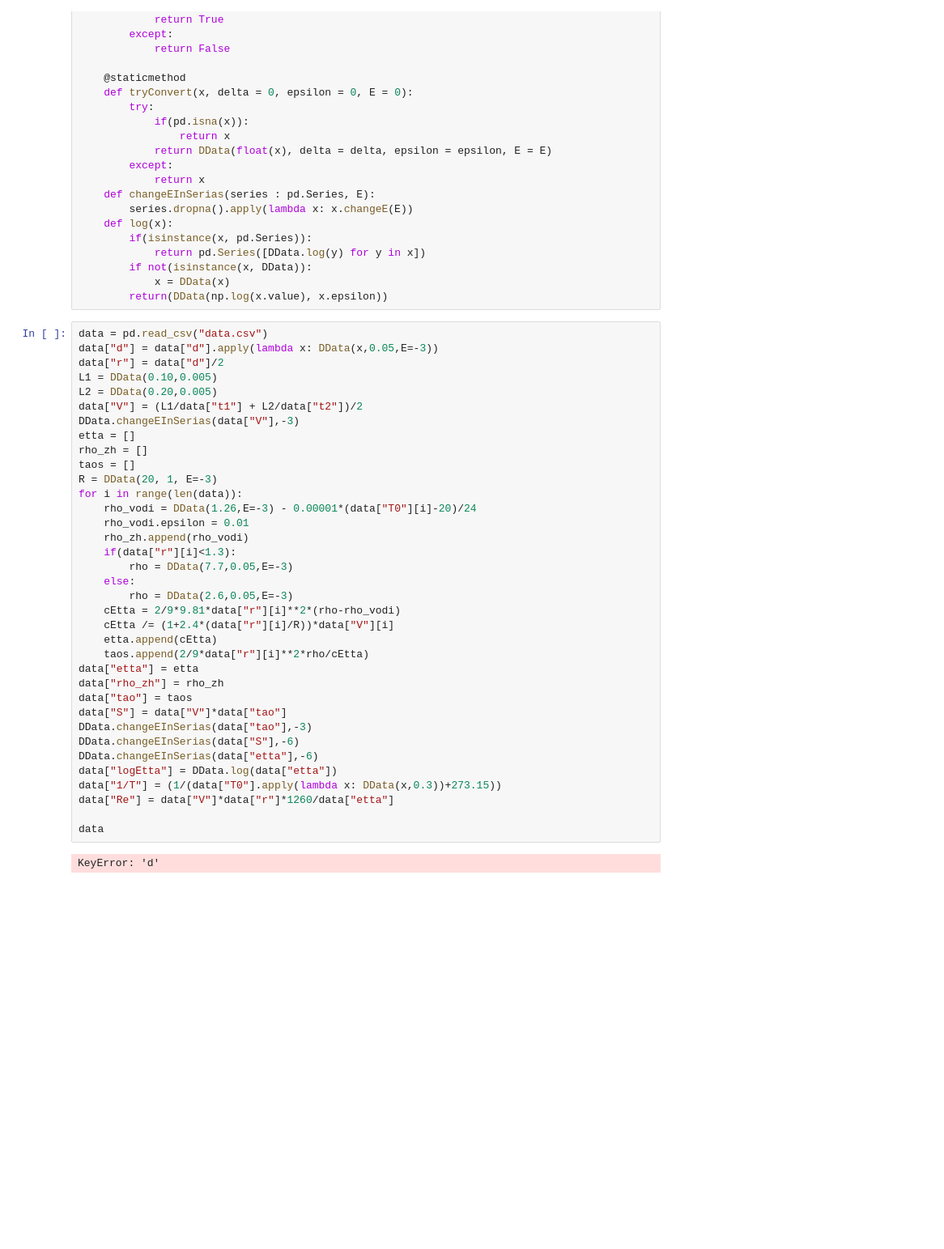
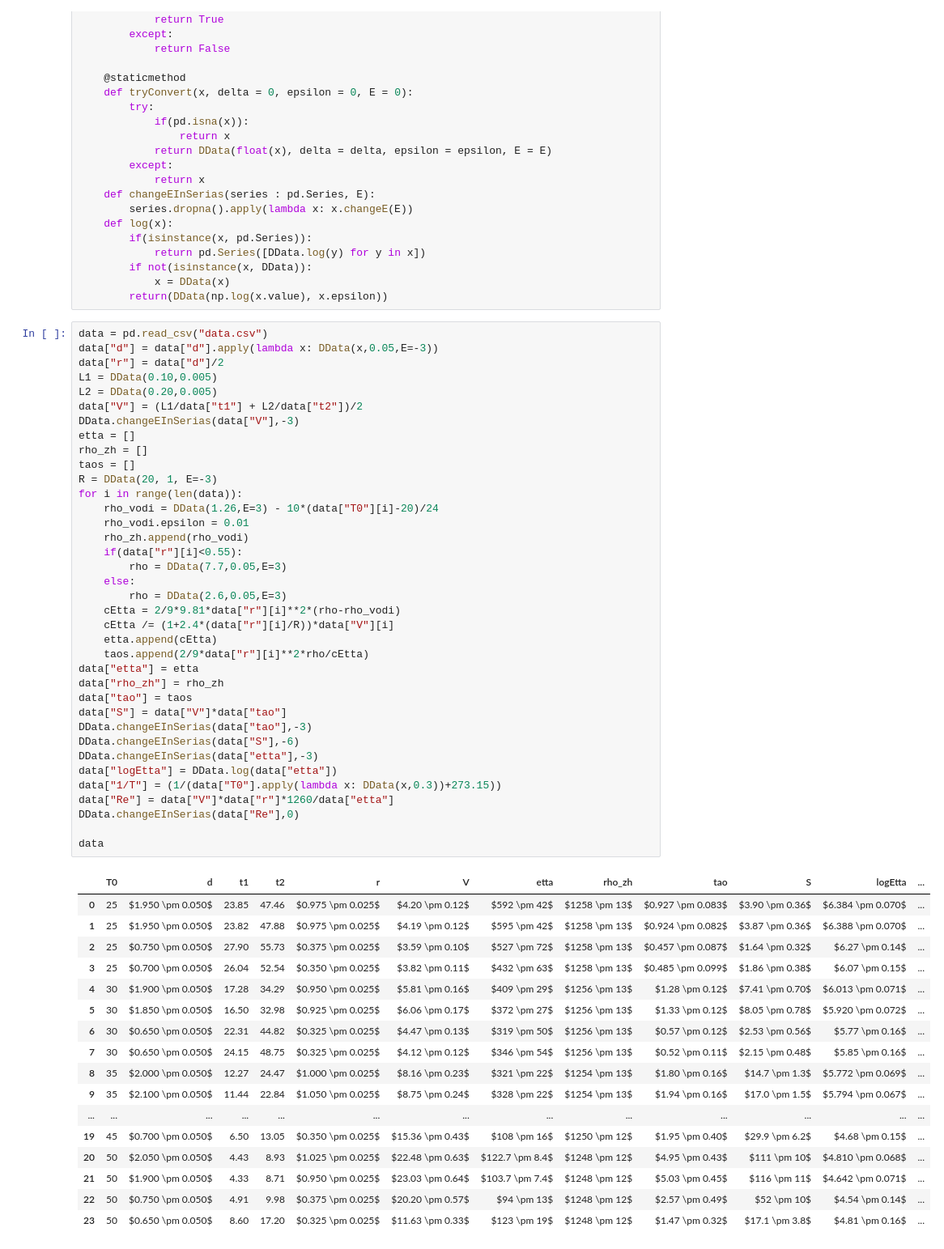
Before and after one commit to RedBrean/term2, a Jupyter notebook: labs/226/226.ipynb, the cells around one changed output. Shown at 81% size. Saved outputs shown, nothing was run; the diff lists cells and outputs as text; blank space fills up the shorter version.

```diff
--- a/labs/226/226.ipynb
+++ b/labs/226/226.ipynb
@@ -301,39 +301,56 @@ data = pd.read_csv("data.csv")
 data["d"] = data["d"].apply(lambda x: DData(x,0.05,E=-3))
 data["r"] = data["d"]/2
 L1 = DData(0.10,0.005)
 L2 = DData(0.20,0.005)
 data["V"] = (L1/data["t1"] + L2/data["t2"])/2
 DData.changeEInSerias(data["V"],-3)
 etta = []
 rho_zh = []
 taos = []
 R = DData(20, 1, E=-3)
 for i in range(len(data)):
-    rho_vodi = DData(1.26,E=-3) - 0.00001*(data["T0"][i]-20)/24
+    rho_vodi = DData(1.26,E=3) - 10*(data["T0"][i]-20)/24
     rho_vodi.epsilon = 0.01
     rho_zh.append(rho_vodi)
-    if(data["r"][i]<1.3):
-        rho = DData(7.7,0.05,E=-3)
+    if(data["r"][i]<0.55):
+        rho = DData(7.7,0.05,E=3)
     else:
-        rho = DData(2.6,0.05,E=-3)
+        rho = DData(2.6,0.05,E=3)
     cEtta = 2/9*9.81*data["r"][i]**2*(rho-rho_vodi)
     cEtta /= (1+2.4*(data["r"][i]/R))*data["V"][i]
     etta.append(cEtta)
     taos.append(2/9*data["r"][i]**2*rho/cEtta)
 data["etta"] = etta
 data["rho_zh"] = rho_zh
 data["tao"] = taos
 data["S"] = data["V"]*data["tao"]
 DData.changeEInSerias(data["tao"],-3)
 DData.changeEInSerias(data["S"],-6)
-DData.changeEInSerias(data["etta"],-6)
+DData.changeEInSerias(data["etta"],-3)
 data["logEtta"] = DData.log(data["etta"])
 data["1/T"] = (1/(data["T0"].apply(lambda x: DData(x,0.3))+273.15))
 data["Re"] = data["V"]*data["r"]*1260/data["etta"]
+DData.changeEInSerias(data["Re"],0)
 
 data
 # %% [output]
-KeyError: 'd'
+|  | T0 | d | t1 | t2 | r | V | etta | rho_zh | tao | S | logEtta | ... |
+| 0 | 25 | $1.950 \pm 0.050$ | 23.85 | 47.46 | $0.975 \pm 0.025$ | $4.20 \pm 0.12$ | $592 \pm 42$ | $1258 \pm 13$ | $0.927 \pm 0.083$ | $3.90 \pm 0.36$ | $6.384 \pm 0.070$ | ... |
+| 1 | 25 | $1.950 \pm 0.050$ | 23.82 | 47.88 | $0.975 \pm 0.025$ | $4.19 \pm 0.12$ | $595 \pm 42$ | $1258 \pm 13$ | $0.924 \pm 0.082$ | $3.87 \pm 0.36$ | $6.388 \pm 0.070$ | ... |
+| 2 | 25 | $0.750 \pm 0.050$ | 27.90 | 55.73 | $0.375 \pm 0.025$ | $3.59 \pm 0.10$ | $527 \pm 72$ | $1258 \pm 13$ | $0.457 \pm 0.087$ | $1.64 \pm 0.32$ | $6.27 \pm 0.14$ | ... |
+| 3 | 25 | $0.700 \pm 0.050$ | 26.04 | 52.54 | $0.350 \pm 0.025$ | $3.82 \pm 0.11$ | $432 \pm 63$ | $1258 \pm 13$ | $0.485 \pm 0.099$ | $1.86 \pm 0.38$ | $6.07 \pm 0.15$ | ... |
+| 4 | 30 | $1.900 \pm 0.050$ | 17.28 | 34.29 | $0.950 \pm 0.025$ | $5.81 \pm 0.16$ | $409 \pm 29$ | $1256 \pm 13$ | $1.28 \pm 0.12$ | $7.41 \pm 0.70$ | $6.013 \pm 0.071$ | ... |
+| 5 | 30 | $1.850 \pm 0.050$ | 16.50 | 32.98 | $0.925 \pm 0.025$ | $6.06 \pm 0.17$ | $372 \pm 27$ | $1256 \pm 13$ | $1.33 \pm 0.12$ | $8.05 \pm 0.78$ | $5.920 \pm 0.072$ | ... |
+| 6 | 30 | $0.650 \pm 0.050$ | 22.31 | 44.82 | $0.325 \pm 0.025$ | $4.47 \pm 0.13$ | $319 \pm 50$ | $1256 \pm 13$ | $0.57 \pm 0.12$ | $2.53 \pm 0.56$ | $5.77 \pm 0.16$ | ... |
+| 7 | 30 | $0.650 \pm 0.050$ | 24.15 | 48.75 | $0.325 \pm 0.025$ | $4.12 \pm 0.12$ | $346 \pm 54$ | $1256 \pm 13$ | $0.52 \pm 0.11$ | $2.15 \pm 0.48$ | $5.85 \pm 0.16$ | ... |
+| 8 | 35 | $2.000 \pm 0.050$ | 12.27 | 24.47 | $1.000 \pm 0.025$ | $8.16 \pm 0.23$ | $321 \pm 22$ | $1254 \pm 13$ | $1.80 \pm 0.16$ | $14.7 \pm 1.3$ | $5.772 \pm 0.069$ | ... |
+| 9 | 35 | $2.100 \pm 0.050$ | 11.44 | 22.84 | $1.050 \pm 0.025$ | $8.75 \pm 0.24$ | $328 \pm 22$ | $1254 \pm 13$ | $1.94 \pm 0.16$ | $17.0 \pm 1.5$ | $5.794 \pm 0.067$ | ... |
+| ... | ... | ... | ... | ... | ... | ... | ... | ... | ... | ... | ... | ... |
+| 19 | 45 | $0.700 \pm 0.050$ | 6.50 | 13.05 | $0.350 \pm 0.025$ | $15.36 \pm 0.43$ | $108 \pm 16$ | $1250 \pm 12$ | $1.95 \pm 0.40$ | $29.9 \pm 6.2$ | $4.68 \pm 0.15$ | ... |
+| 20 | 50 | $2.050 \pm 0.050$ | 4.43 | 8.93 | $1.025 \pm 0.025$ | $22.48 \pm 0.63$ | $122.7 \pm 8.4$ | $1248 \pm 12$ | $4.95 \pm 0.43$ | $111 \pm 10$ | $4.810 \pm 0.068$ | ... |
+| 21 | 50 | $1.900 \pm 0.050$ | 4.33 | 8.71 | $0.950 \pm 0.025$ | $23.03 \pm 0.64$ | $103.7 \pm 7.4$ | $1248 \pm 12$ | $5.03 \pm 0.45$ | $116 \pm 11$ | $4.642 \pm 0.071$ | ... |
+| 22 | 50 | $0.750 \pm 0.050$ | 4.91 | 9.98 | $0.375 \pm 0.025$ | $20.20 \pm 0.57$ | $94 \pm 13$ | $1248 \pm 12$ | $2.57 \pm 0.49$ | $52 \pm 10$ | $4.54 \pm 0.14$ | ... |
+| 23 | 50 | $0.650 \pm 0.050$ | 8.60 | 17.20 | $0.325 \pm 0.025$ | $11.63 \pm 0.33$ | $123 \pm 19$ | $1248 \pm 12$ | $1.47 \pm 0.32$ | $17.1 \pm 3.8$ | $4.81 \pm 0.16$ | ... |
 # %%
 data_out = pd.DataFrame()
 data_out["t, °C"] = data["T0"]
```
Also changed, not shown: parts of 2 cells of this notebook, 8 other files.
